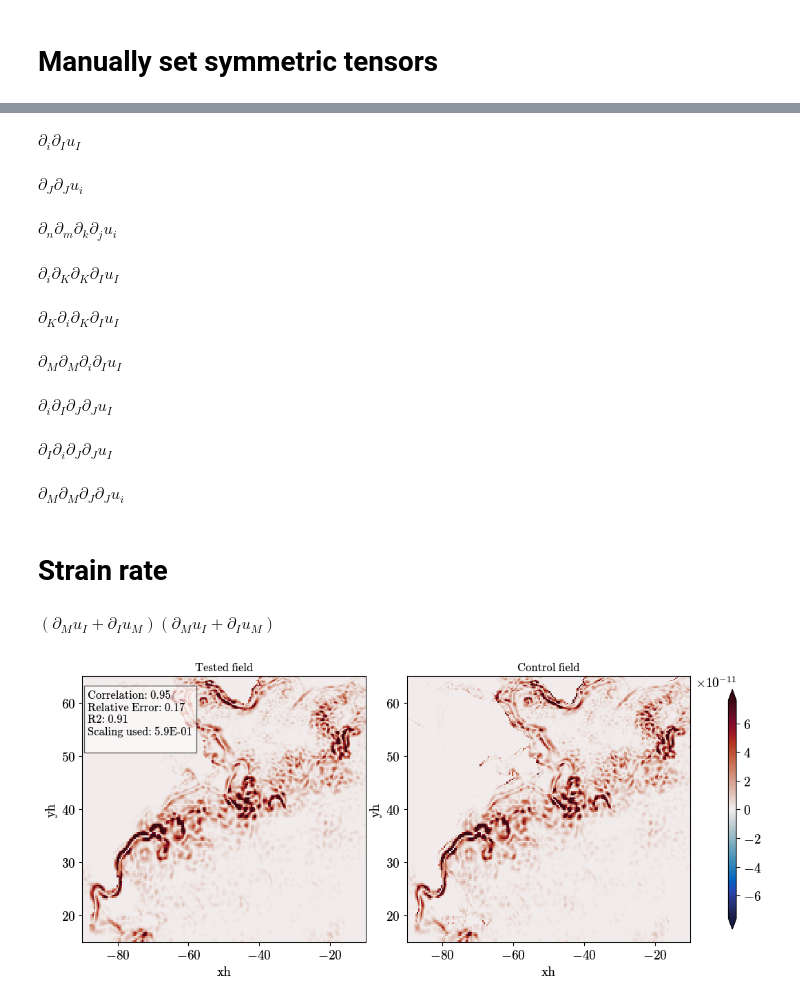
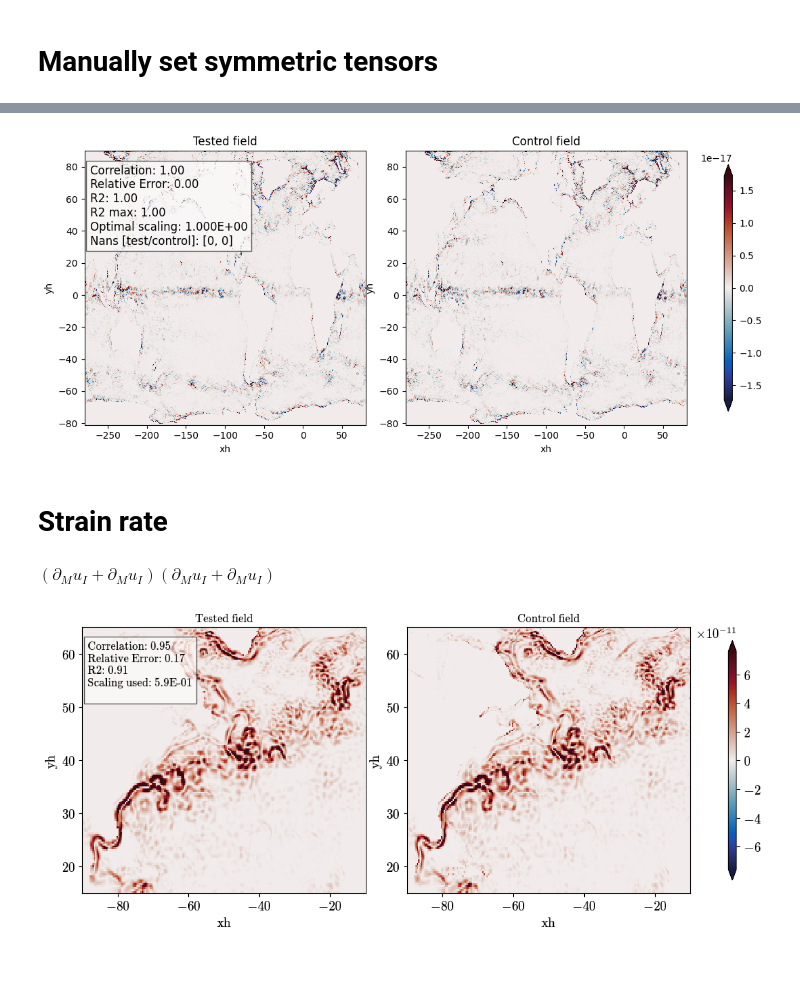
Before and after one commit to m2lines/ANN-momentum-mesoscale, a Jupyter notebook: notebooks/tensor-resgression.ipynb, the cells around one changed output, grey strips where cells are left out. Drawn from its saved outputs; the diff is of its cells as text; code cells hidden in the pictures; blank space fills up the shorter version.

```diff
--- a/notebooks/tensor-resgression.ipynb
+++ b/notebooks/tensor-resgression.ipynb
@@ -41,6 +43,6 @@ def read_dataset(key='train'):
             boundary={"X": 'periodic', 'Y': 'fill'},
             fill_value = {'Y':0})
 
-    return data, static, grid
+    return data.astype('float64'), static.astype('float64'), grid
 
 data, param, grid = read_dataset()
@@ -320,13 +49,13 @@ class Tensor():
 # %%
 derivatives = {}
 derivatives['D0'] = Tensor.init_vector(data.u_h, data.v_h, label="u_i")
-derivatives['D1'] = derivatives['D0'].diff()
-derivatives['D2'] = derivatives['D1'].diff()
-derivatives['D3'] = derivatives['D2'].diff()
-derivatives['D4'] = derivatives['D3'].diff()
+derivatives['D1'] = derivatives['D0'].diff(param, grid)
+derivatives['D2'] = derivatives['D1'].diff(param, grid)
+derivatives['D3'] = derivatives['D2'].diff(param, grid)
+derivatives['D4'] = derivatives['D3'].diff(param, grid)
 # %% [markdown]
 # Manually set symmetric tensors
 # %%
-derivatives['D2'].symmetric_indices_sets = [['j','k']]
-derivatives['D3'].symmetric_indices_sets = [['j','k', 'm']]
-derivatives['D4'].symmetric_indices_sets = [['j','k', 'm', 'n']]
+derivatives['D2'].set_symmetric_indices(['j','k'])
+derivatives['D3'].set_symmetric_indices(['j','k', 'm'])
+derivatives['D4'].set_symmetric_indices(['j','k', 'm', 'n'])
@@ -445,6 +61,0 @@ for t in (derivatives['D0']).contract_to_rank(rank=1):
-# %%
-for t in (derivatives['D2']).contract_to_rank(rank=1):
-    display(Math(f"{t.rename()._repr_latex_()}"))
-# %% [output]
-$\displaystyle \partial_i\partial_Iu_I$
-$\displaystyle \partial_J\partial_Ju_i$
@@ -454,26 +62,18 @@ for t in (derivatives['D3']).contract_to_rank(rank=1):
-# %%
-derivatives['D4']
-# %% [output]
-$\partial_n\partial_m\partial_k\partial_ju_i$
-# %%
-for t in (derivatives['D4']).contract_to_rank(rank=1):
-    display(Math(f"{t.rename()._repr_latex_()}"))
-# %% [output]
-$\displaystyle \partial_i\partial_K\partial_K\partial_Iu_I$
-$\displaystyle \partial_K\partial_i\partial_K\partial_Iu_I$
-$\displaystyle \partial_M\partial_M\partial_i\partial_Iu_I$
-$\displaystyle \partial_i\partial_I\partial_J\partial_Ju_I$
-$\displaystyle \partial_I\partial_i\partial_J\partial_Ju_I$
-$\displaystyle \partial_M\partial_M\partial_J\partial_Ju_i$
+# %%
+array = (derivatives['D1']*derivatives['D2']).contract_to_rank_one()[0].array.isel(zl=0,time=0,i=0).compute()
+# %%
+compare(array.astype('float32').astype('float64'), array.astype('float64'), selector=select_globe);
+# %% [output]
+[figure, added]
 # %% [markdown]
 # Strain rate
 # %%
 strain_rate = (derivatives['D1'] + derivatives['D1'].transpose(['i', 'j']))
-strain = (strain_rate * strain_rate).contract(['m', 'j'], ['i', 'k'])
+strain = (strain_rate * strain_rate).contract(['m', 'j']).contract(['i', 'k'])
 
 strain
 # %% [output]
-$(\partial_Mu_I+\partial_Iu_M)(\partial_Mu_I+\partial_Iu_M)$
+$(\partial_Mu_I+\partial_Mu_I)(\partial_Mu_I+\partial_Mu_I)$
 # %%
 compare(strain.array[0][0], data.shear_mag[0][0]**2, scale=True);
 # %% [output]
```
Also changed, not shown: parts of 66 cells of this notebook, 3 other files.
